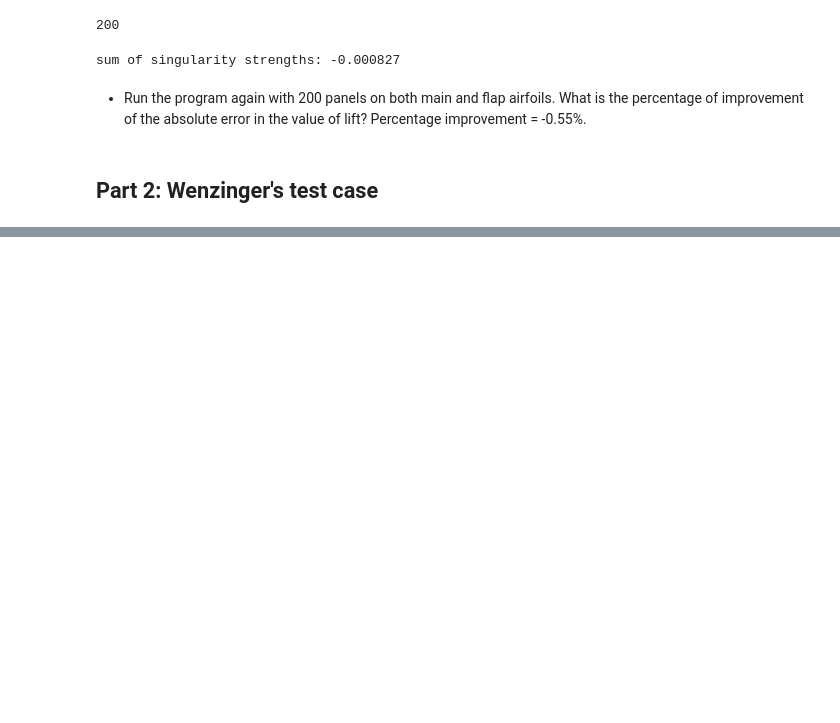
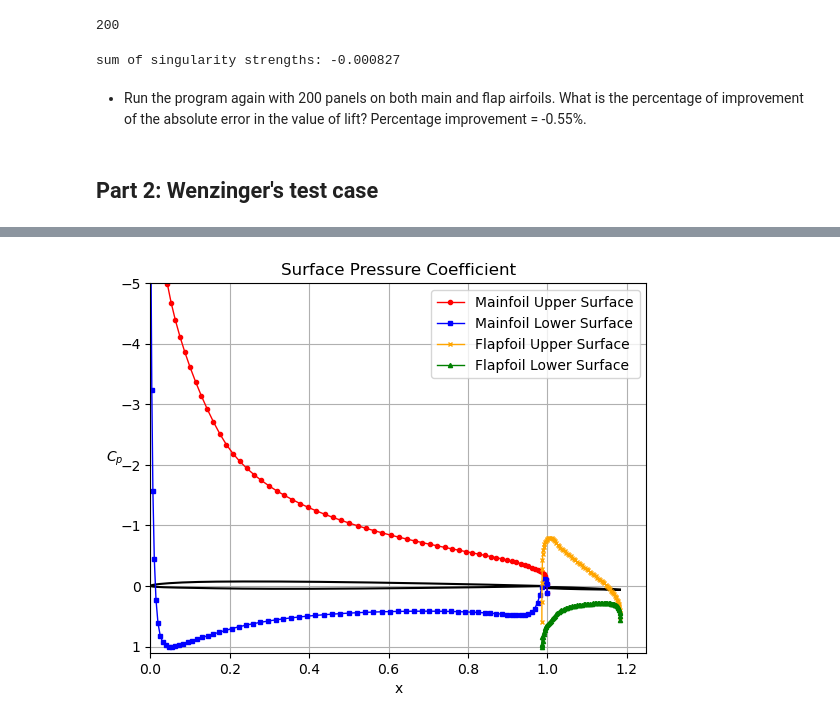
Before and after one commit to mathieucadei/AeroPython, a Jupyter notebook: lessons/assignments/11_Lesson11_Assignment.ipynb, the cells around one changed output, grey strips where cells are left out. Cells and saved outputs as stored; diff of their text form; code cells hidden in the pictures; blank space fills up the shorter version.

```diff
--- a/lessons/assignments/11_Lesson11_Assignment.ipynb
+++ b/lessons/assignments/11_Lesson11_Assignment.ipynb
@@ -780,3 +711,0 @@ B_vortex = vortex_contribution_normal(multielement_panels)
-# %%
-# define freestream conditions
-freestream = Freestream(U_inf=1.0, alpha=1.0)
@@ -803,3 +786,52 @@ compute_pressure_coefficient(multielement_panels, freestream)
+# %%
+mainfoil_file = '../resources/NACA23012_MainFoil.csv'
+flapfoil_file = '../resources/NACA23012_FlapFoil.csv'
+hinge_x = 1.03
+hinge_y = -0.054
+flap_deflection = 10
+freestream_u_inf = 1.0
+freestream_alpha = 9.95
+# %%
+x_mainfoil, y_mainfoil, x_flap_deflected, y_flap_deflected, multielement_panels = run_multielement_analysis(
+    mainfoil_file,
+    flapfoil_file,
+    hinge_x,
+    hinge_y,
+    flap_deflection,
+    freestream_u_inf,
+    freestream_alpha)
+# %%
+N = len(x_mainfoil) - 1
+
+fig, ax = plt.subplots()
+ax.plot(x_mainfoil, -y_mainfoil, color='k')
+ax.plot(x_flap_deflected, -y_flap_deflected, color='k')
+ax.plot([panel.xc for panel in multielement_panels[:N] if panel.loc == 'upper'],
+        [panel.cp for panel in multielement_panels[:N] if panel.loc == 'upper'],
+        label='Mainfoil Upper Surface',
+        color='r', linewidth=1, marker='o', markersize=3)
+ax.plot([panel.xc for panel in multielement_panels[:N] if panel.loc == 'lower'],
+        [panel.cp for panel in multielement_panels[:N] if panel.loc == 'lower'],
+        label='Mainfoil Lower Surface',
+        color='b', linewidth=1, marker='s', markersize=3)
+ax.plot([panel.xc for panel in multielement_panels[N:] if panel.loc == 'upper'],
+        [panel.cp for panel in multielement_panels[N:] if panel.loc == 'upper'],
+        label='Flapfoil Upper Surface',
+        color='orange', linewidth=1, marker='x', markersize=3)
+ax.plot([panel.xc for panel in multielement_panels[N:] if panel.loc == 'lower'],
+        [panel.cp for panel in multielement_panels[N:] if panel.loc == 'lower'],
+        label='Flapfoil Lower Surface',
+        color='g', linewidth=1, marker='^', markersize=3)
+ax.set_xlim(0, 1.25)
+ax.set_ylim(1.1, -5)
+ax.grid()
+ax.set_xlabel('x')
+ax.set_ylabel('$C_p$', rotation=0)
+ax.legend(loc='best')
+ax.set_title('Surface Pressure Coefficient')
+plt.show()
+# %% [output]
+[figure, added]
 # %%
 # calculate the accuracy
 accuracy = sum([panel.sigma * panel.length for panel in multielement_panels])
```
Also changed, not shown: parts of 23 cells of this notebook, 3 other files.
